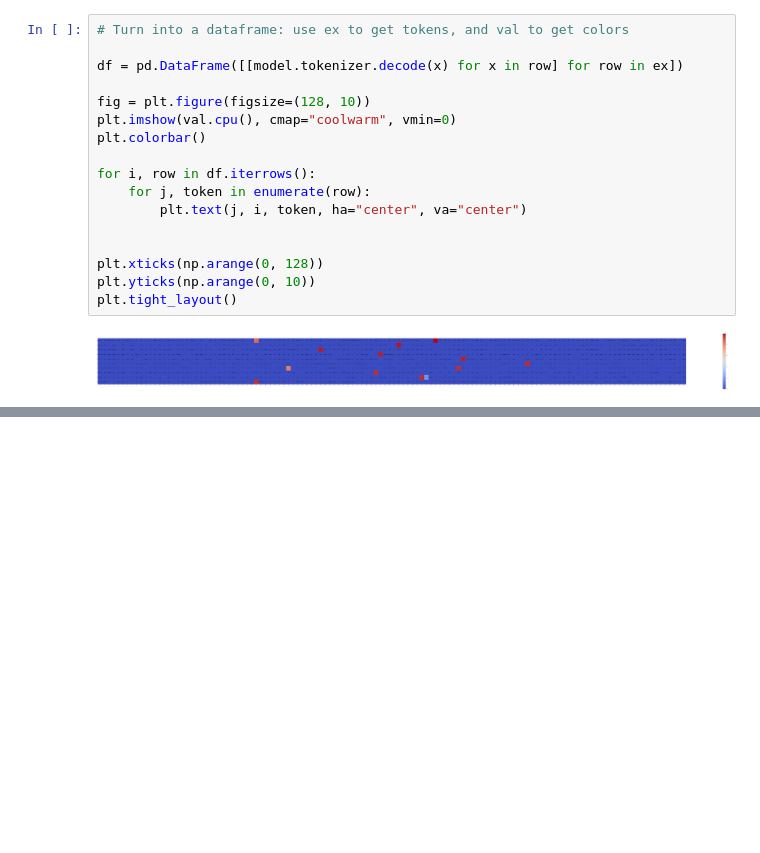
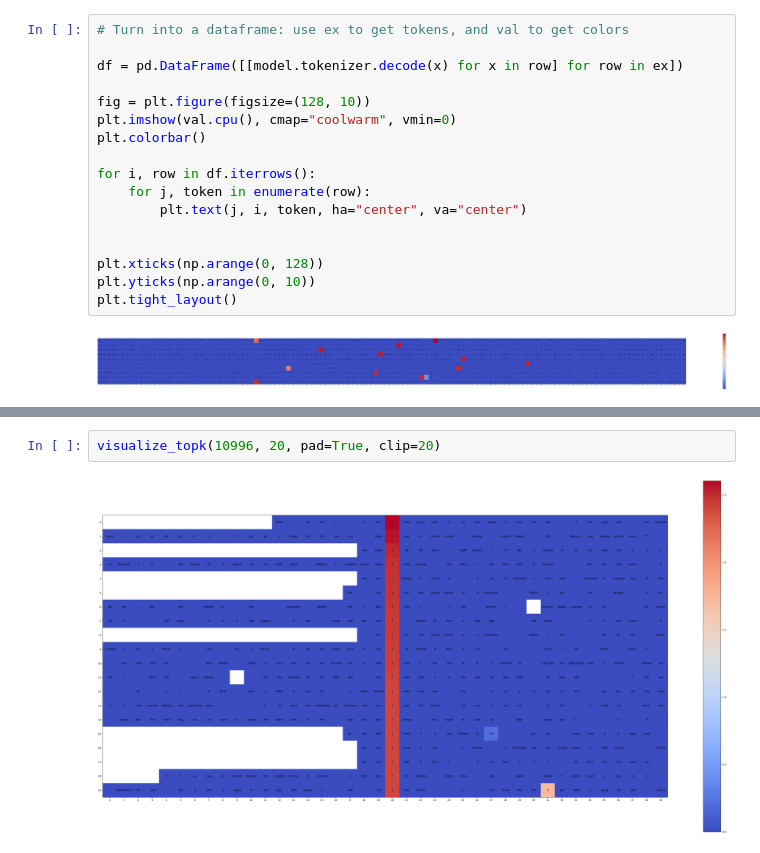
Before and after one commit to pchlenski/mats, a Jupyter notebook: notebooks/4_pc_feature_exploration.ipynb, the cells around one changed output, grey strips where cells are left out. Saved outputs shown, nothing was run; the diff lists cells and outputs as text; blank space fills up the shorter version.

```diff
--- a/notebooks/4_pc_feature_exploration.ipynb
+++ b/notebooks/4_pc_feature_exploration.ipynb
@@ -103,0 +212,4 @@ row
+# %%
+visualize_topk(10996, 20, pad=True, clip=20)
+# %% [output]
+[figure, added]
```
Also changed, not shown: parts of 6 cells of this notebook.
